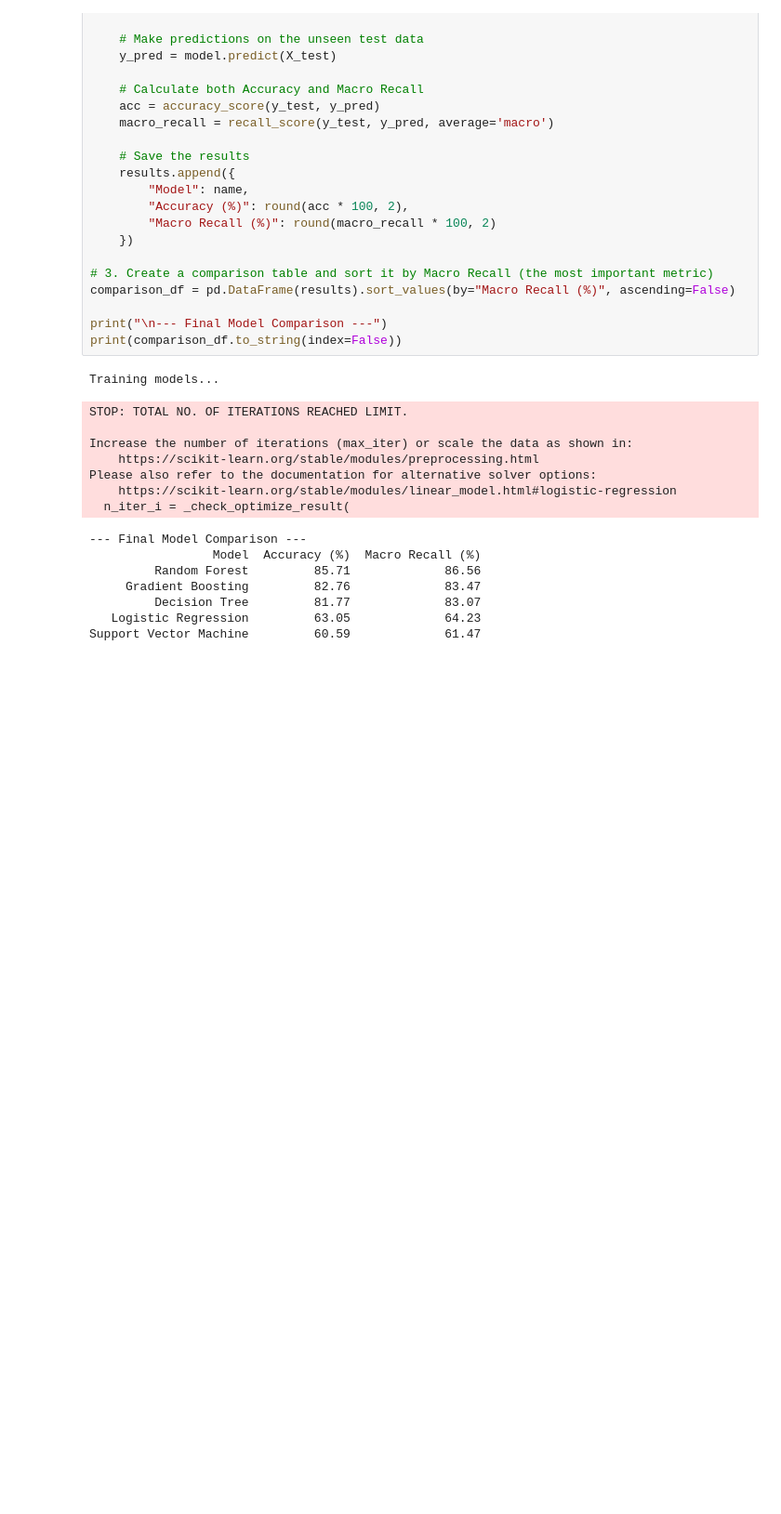
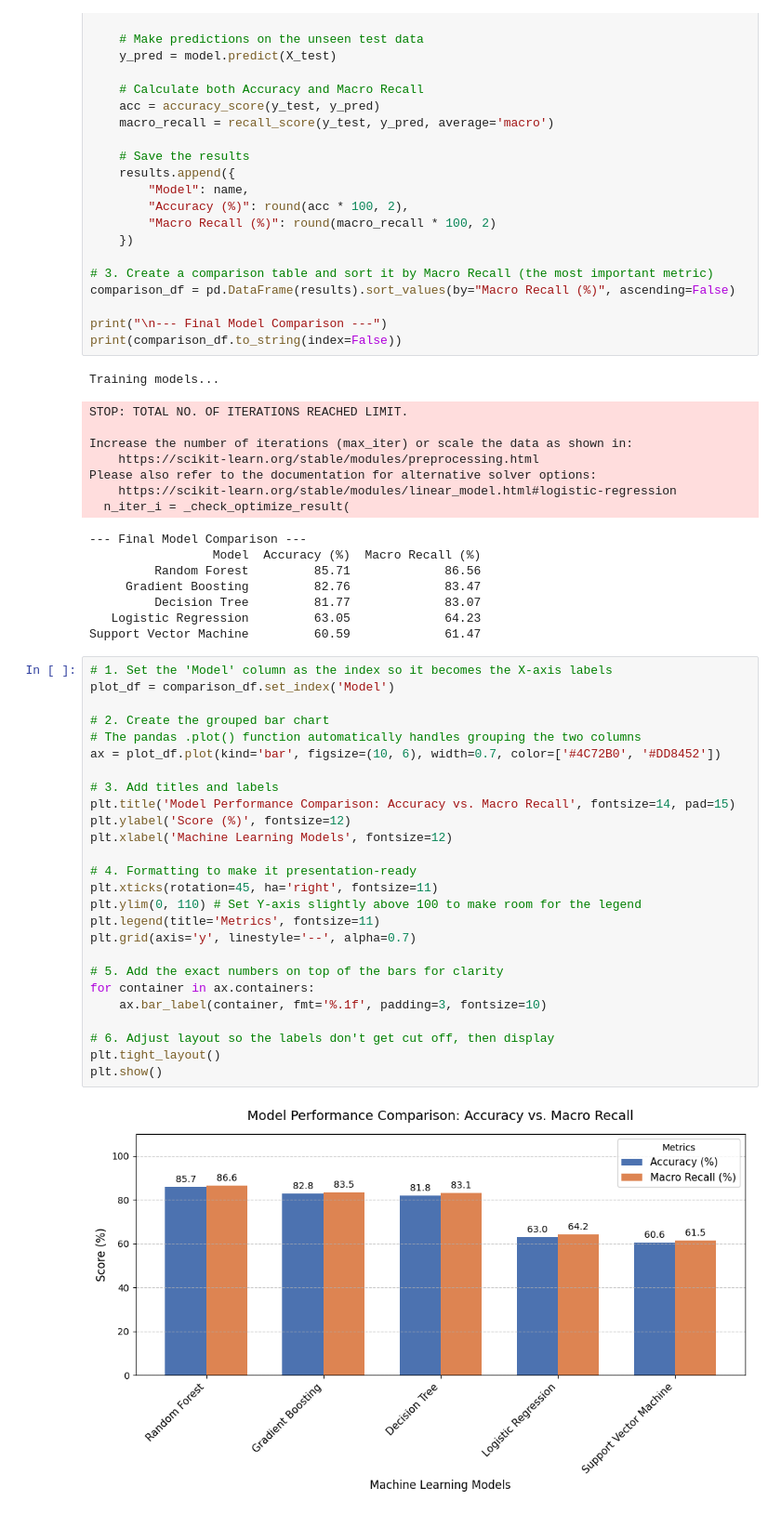
Before and after one commit to mahmooda23/Early-Risk-Stratification-of-Maternal-Complications-during-Pregnancy-, a Jupyter notebook: predict_risk_during_pregnancy.ipynb, the cells around one changed output. Shown at 93% size. Cells and saved outputs as stored; diff of their text form; blank space fills up the shorter version.

```diff
--- a/predict_risk_during_pregnancy.ipynb
+++ b/predict_risk_during_pregnancy.ipynb
@@ -265,3 +265,31 @@ Please also refer to the documentation for alternative solver options:
          Decision Tree         81.77             83.07
    Logistic Regression         63.05             64.23
 Support Vector Machine         60.59             61.47
+# %%
+# 1. Set the 'Model' column as the index so it becomes the X-axis labels
+plot_df = comparison_df.set_index('Model')
+
+# 2. Create the grouped bar chart
+# The pandas .plot() function automatically handles grouping the two columns
+ax = plot_df.plot(kind='bar', figsize=(10, 6), width=0.7, color=['#4C72B0', '#DD8452'])
+
+# 3. Add titles and labels
+plt.title('Model Performance Comparison: Accuracy vs. Macro Recall', fontsize=14, pad=15)
+plt.ylabel('Score (%)', fontsize=12)
+plt.xlabel('Machine Learning Models', fontsize=12)
+
+# 4. Formatting to make it presentation-ready
+plt.xticks(rotation=45, ha='right', fontsize=11)
+plt.ylim(0, 110) # Set Y-axis slightly above 100 to make room for the legend
+plt.legend(title='Metrics', fontsize=11)
+plt.grid(axis='y', linestyle='--', alpha=0.7)
+
+# 5. Add the exact numbers on top of the bars for clarity
+for container in ax.containers:
+    ax.bar_label(container, fmt='%.1f', padding=3, fontsize=10)
+
+# 6. Adjust layout so the labels don't get cut off, then display
+plt.tight_layout()
+plt.show()
+# %% [output]
+[figure, added]
```
